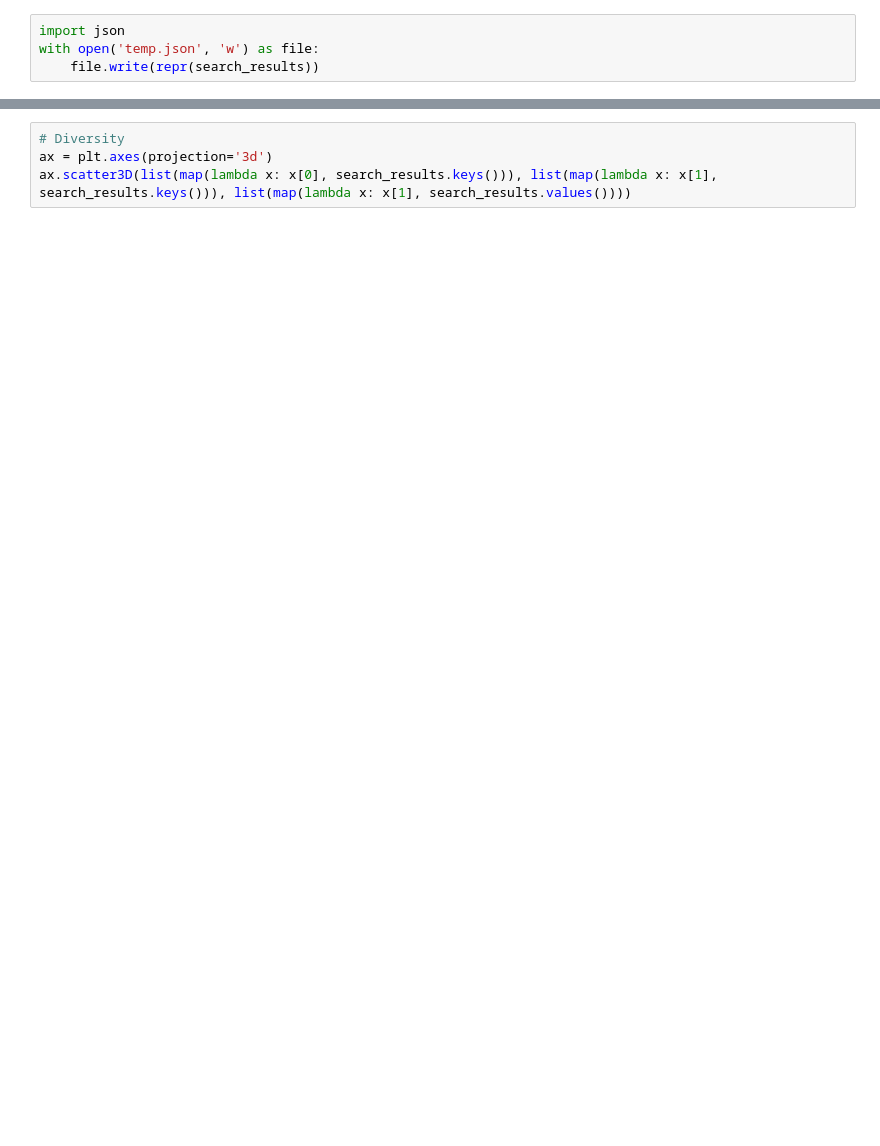
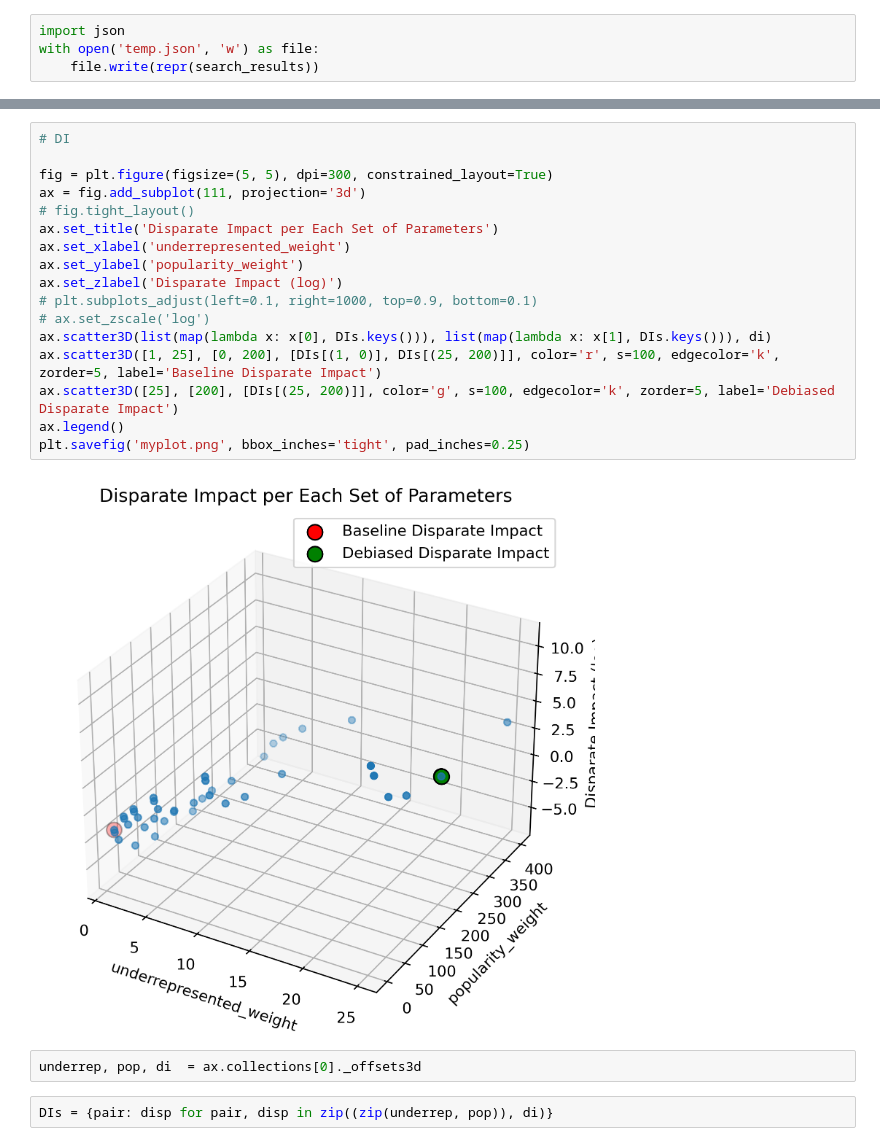
Before and after one commit to jebrus/DSC-180B-Final-Project, a Jupyter notebook: notebooks/svd_debiasing.ipynb, the cells around one changed output, grey strips where cells are left out. Drawn from its saved outputs; the diff is of its cells as text; blank space fills up the shorter version.

```diff
--- a/notebooks/svd_debiasing.ipynb
+++ b/notebooks/svd_debiasing.ipynb
@@ -395,4 +422,23 @@ ax.scatter3D(list(map(lambda x: x[0], search_results.keys())), list(map(lambda x
 # %%
-# Diversity
-ax = plt.axes(projection='3d')
-ax.scatter3D(list(map(lambda x: x[0], search_results.keys())), list(map(lambda x: x[1], search_results.keys())), list(map(lambda x: x[1], search_results.values())))
+# DI
+
+fig = plt.figure(figsize=(5, 5), dpi=300, constrained_layout=True)
+ax = fig.add_subplot(111, projection='3d')
+# fig.tight_layout()
+ax.set_title('Disparate Impact per Each Set of Parameters')
+ax.set_xlabel('underrepresented_weight')
+ax.set_ylabel('popularity_weight')
+ax.set_zlabel('Disparate Impact (log)')
+# plt.subplots_adjust(left=0.1, right=1000, top=0.9, bottom=0.1)
+# ax.set_zscale('log')
+ax.scatter3D(list(map(lambda x: x[0], DIs.keys())), list(map(lambda x: x[1], DIs.keys())), di)
+ax.scatter3D([1, 25], [0, 200], [DIs[(1, 0)], DIs[(25, 200)]], color='r', s=100, edgecolor='k', zorder=5, label='Baseline Disparate Impact')
+ax.scatter3D([25], [200], [DIs[(25, 200)]], color='g', s=100, edgecolor='k', zorder=5, label='Debiased Disparate Impact')
+ax.legend()
+plt.savefig('myplot.png', bbox_inches='tight', pad_inches=0.25)
+# %% [output]
+[figure, added]
+# %%
+underrep, pop, di  = ax.collections[0]._offsets3d
+# %%
+DIs = {pair: disp for pair, disp in zip((zip(underrep, pop)), di)}
```
Also changed, not shown: parts of 18 cells of this notebook, 8 other files.
